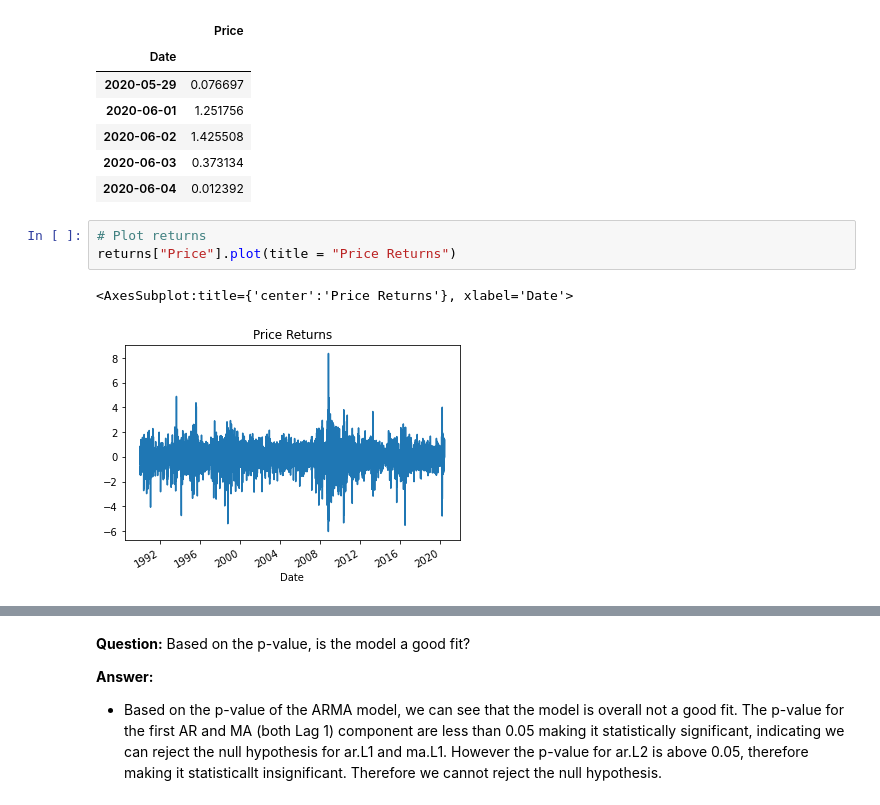
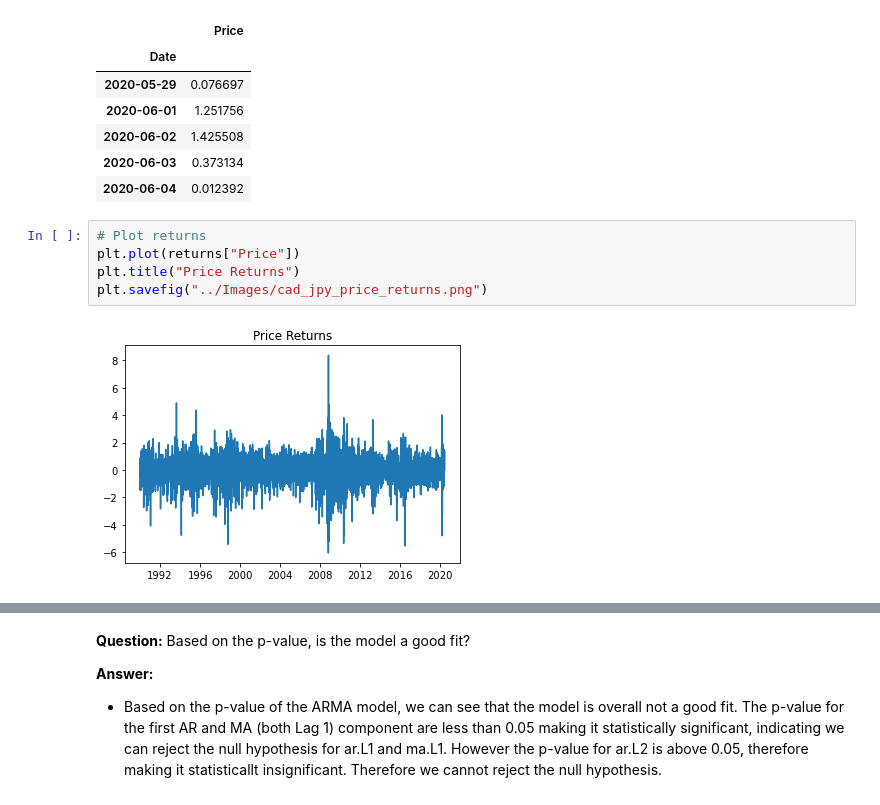
Before and after one commit to aaargyrou/Time-Series--CAD-JPY, a Jupyter notebook: Code/time_series_analysis.ipynb, the cells around one changed output, grey strips where cells are left out. Drawn from its saved outputs; the diff is of its cells as text.

```diff
--- a/Code/time_series_analysis.ipynb
+++ b/Code/time_series_analysis.ipynb
@@ -133,10 +136,11 @@ returns.tail()
 | 2020-06-04 | 0.012392 |
 # %%
 # Plot returns
-returns["Price"].plot(title = "Price Returns")
+plt.plot(returns["Price"])
+plt.title("Price Returns")
+plt.savefig("../Images/cad_jpy_price_returns.png")
 # %% [output]
-<AxesSubplot:title={'center':'Price Returns'}, xlabel='Date'>
-[figure, old version]
+[figure, new version]
 # %%
 import statsmodels.api as sm
 from statsmodels.tsa.arima_model import ARMA
```
Also changed, not shown: parts of 16 cells of this notebook, 11 other files.
